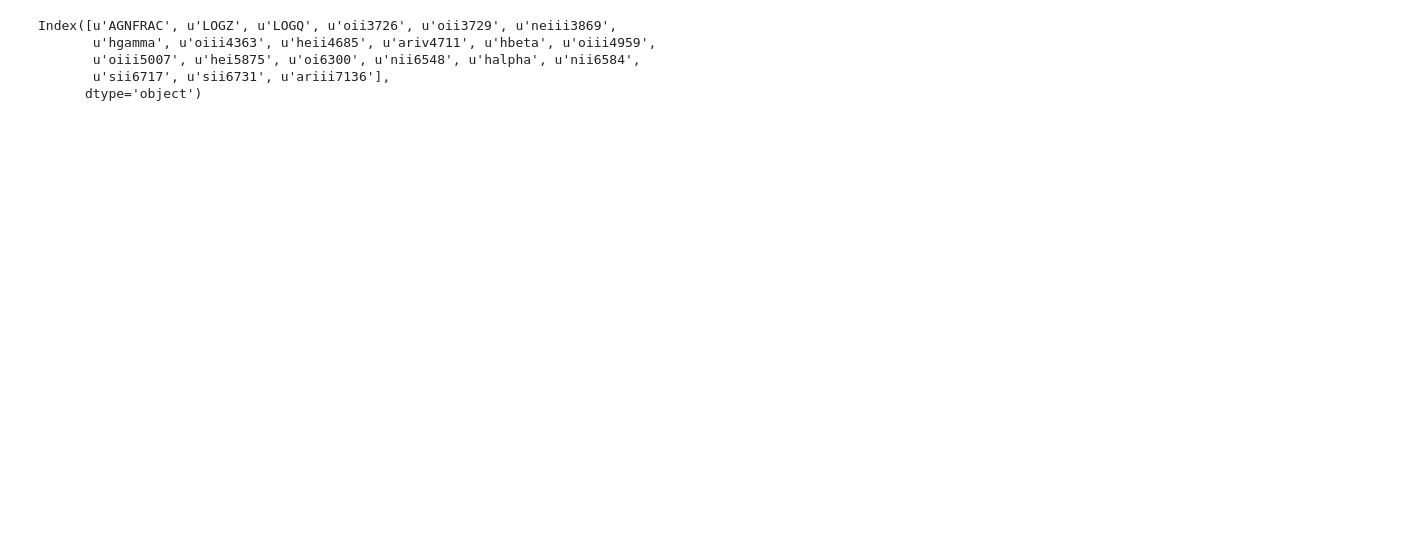
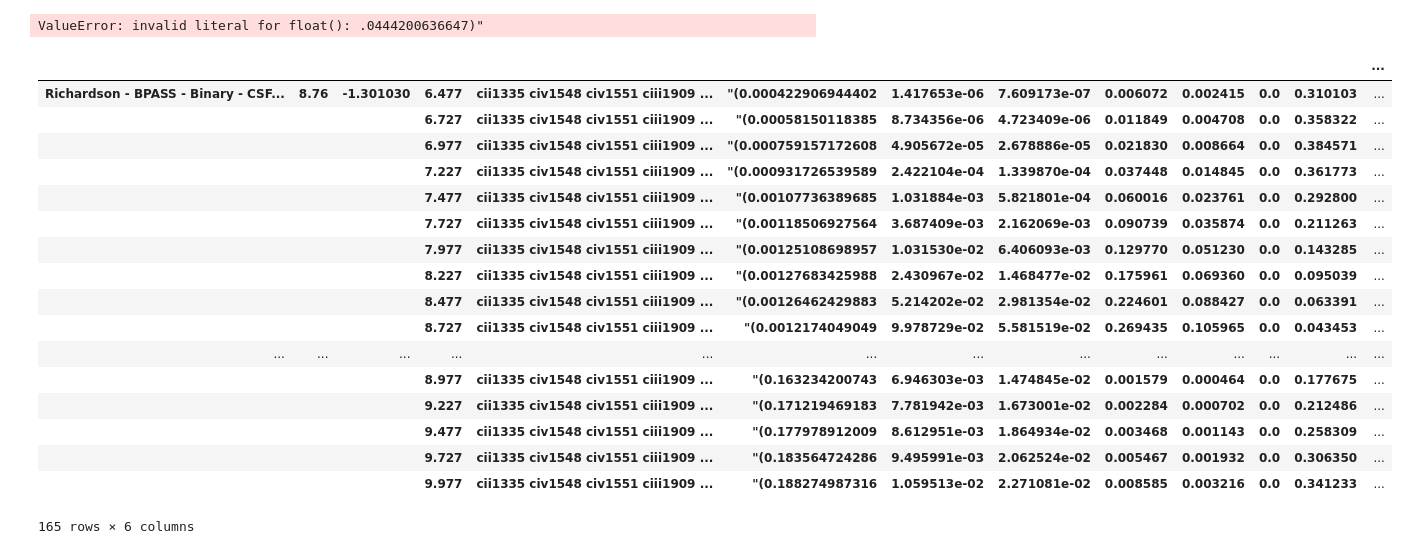
Before and after one commit to mugdhapolimera/izi, a Jupyter notebook: grid_init_mixing.ipynb, the cells around one changed output. Cells and saved outputs as stored; diff of their text form; code cells hidden in the pictures; blank space fills up the shorter version.

```diff
--- a/grid_init_mixing.ipynb
+++ b/grid_init_mixing.ipynb
@@ -72,9 +76,53 @@ df
 525 rows × 21 columns
+# %%
+from astropy.table import Table
+import pandas as pd
+import numpy as np
+
+df = pd.read_csv('C:/Users/mugdhapolimera/github/izi/IZI-richardson_bpass_binary_csf_n1e2_40.0Myr-GrovesDepN-0_109.csv')
+t = Table.from_pandas(df)
+
+for i in range(len(t)):
+    if i > 1:
+        t['FLUX'][i] = float(t['FLUX'][i][3:])
+    else:
+        t['FLUX'][i] = float(t['FLUX'][i][2:])
+    t['Unnamed: 39'] = float(df['Unnamed: 39'][i][:-2])
+t['FLUX'] = t['FLUX'].astype(float)
+
+flux = np.column_stack((t['FLUX'],t['Unnamed: 6']))
+for i in range(7,40):
+    colname = 'Unnamed: '+str(i)
+    flux = np.column_stack((flux,t[colname]))
+print np.shape(flux)
+lines = "cii1335  civ1548  civ1551  ciii1909 ciii1911 cii2324  oii3726  oii3729  neiii3869 sii4069  hgamma   oiii4363 hei4471  hbeta    oiii4959 oiii5007 hei5016  ariii5192 ni5198   nii5755  hei5875  oi6300   siii6312 nii6548  halpha   nii6584  hei6678  sii6717  sii6731  ariii7136 oii7318  oii7320  ariii7751 siii9068 siii9532"
+line_id = np.array(lines.split())
+idcol = np.repeat(line_id[np.newaxis,:],len(t),0)
+col_names = ['NAME','LOGOHSUN','LOGZ','LOGQ','ID','FLUX']
+t2 = Table([t['NAME'], t['LOGOHSUN'], t['LOGZ'], t['LOGQ'], idcol,flux], names=(col_names))
+t2['FLUX'] = t2['FLUX'].astype(float)
+t2
+t2.write('IZI-richardson_bpass_binary_csf_n1e2_40.0Myr-GrovesDepN-0_109.fits', format='fits')
+# %% [output]
+ValueError: invalid literal for float(): .0444200636647)"
 # %%
-df.keys()
+df
 # %% [output]
+|  |  |  |  |  |  |  |  |  |  |  |  | ... |
+| Richardson - BPASS - Binary - CSF... | 8.76 | -1.301030 | 6.477 | cii1335 civ1548 civ1551 ciii1909 ... | "(0.000422906944402 | 1.417653e-06 | 7.609173e-07 | 0.006072 | 0.002415 | 0.0 | 0.310103 | ... |
+|  |  |  | 6.727 | cii1335 civ1548 civ1551 ciii1909 ... | "(0.00058150118385 | 8.734356e-06 | 4.723409e-06 | 0.011849 | 0.004708 | 0.0 | 0.358322 | ... |
+|  |  |  | 6.977 | cii1335 civ1548 civ1551 ciii1909 ... | "(0.000759157172608 | 4.905672e-05 | 2.678886e-05 | 0.021830 | 0.008664 | 0.0 | 0.384571 | ... |
+|  |  |  | 7.227 | cii1335 civ1548 civ1551 ciii1909 ... | "(0.000931726539589 | 2.422104e-04 | 1.339870e-04 | 0.037448 | 0.014845 | 0.0 | 0.361773 | ... |
+|  |  |  | 7.477 | cii1335 civ1548 civ1551 ciii1909 ... | "(0.00107736389685 | 1.031884e-03 | 5.821801e-04 | 0.060016 | 0.023761 | 0.0 | 0.292800 | ... |
+|  |  |  | 7.727 | cii1335 civ1548 civ1551 ciii1909 ... | "(0.00118506927564 | 3.687409e-03 | 2.162069e-03 | 0.090739 | 0.035874 | 0.0 | 0.211263 | ... |
+|  |  |  | 7.977 | cii1335 civ1548 civ1551 ciii1909 ... | "(0.00125108698957 | 1.031530e-02 | 6.406093e-03 | 0.129770 | 0.051230 | 0.0 | 0.143285 | ... |
+|  |  |  | 8.227 | cii1335 civ1548 civ1551 ciii1909 ... | "(0.00127683425988 | 2.430967e-02 | 1.468477e-02 | 0.175961 | 0.069360 | 0.0 | 0.095039 | ... |
+|  |  |  | 8.477 | cii1335 civ1548 civ1551 ciii1909 ... | "(0.00126462429883 | 5.214202e-02 | 2.981354e-02 | 0.224601 | 0.088427 | 0.0 | 0.063391 | ... |
+|  |  |  | 8.727 | cii1335 civ1548 civ1551 ciii1909 ... | "(0.0012174049049 | 9.978729e-02 | 5.581519e-02 | 0.269435 | 0.105965 | 0.0 | 0.043453 | ... |
+| ... | ... | ... | ... | ... | ... | ... | ... | ... | ... | ... | ... | ... |
+|  |  |  | 8.977 | cii1335 civ1548 civ1551 ciii1909 ... | "(0.163234200743 | 6.946303e-03 | 1.474845e-02 | 0.001579 | 0.000464 | 0.0 | 0.177675 | ... |
+|  |  |  | 9.227 | cii1335 civ1548 civ1551 ciii1909 ... | "(0.171219469183 | 7.781942e-03 | 1.673001e-02 | 0.002284 | 0.000702 | 0.0 | 0.212486 | ... |
+|  |  |  | 9.477 | cii1335 civ1548 civ1551 ciii1909 ... | "(0.177978912009 | 8.612951e-03 | 1.864934e-02 | 0.003468 | 0.001143 | 0.0 | 0.258309 | ... |
+|  |  |  | 9.727 | cii1335 civ1548 civ1551 ciii1909 ... | "(0.183564724286 | 9.495991e-03 | 2.062524e-02 | 0.005467 | 0.001932 | 0.0 | 0.306350 | ... |
+|  |  |  | 9.977 | cii1335 civ1548 civ1551 ciii1909 ... | "(0.188274987316 | 1.059513e-02 | 2.271081e-02 | 0.008585 | 0.003216 | 0.0 | 0.341233 | ... |
-Index([u'AGNFRAC', u'LOGZ', u'LOGQ', u'oii3726', u'oii3729', u'neiii3869',
-       u'hgamma', u'oiii4363', u'heii4685', u'ariv4711', u'hbeta', u'oiii4959',
-       u'oiii5007', u'hei5875', u'oi6300', u'nii6548', u'halpha', u'nii6584',
-       u'sii6717', u'sii6731', u'ariii7136'],
-      dtype='object')
+165 rows × 6 columns
```
Also changed, not shown: parts of 2 cells of this notebook, 27 other files.
